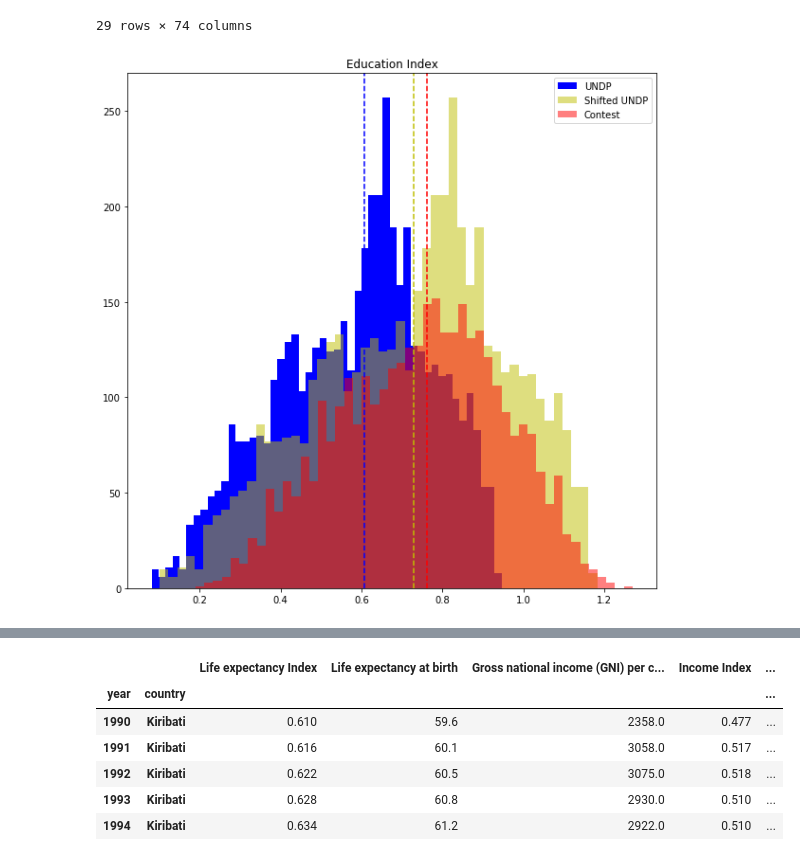
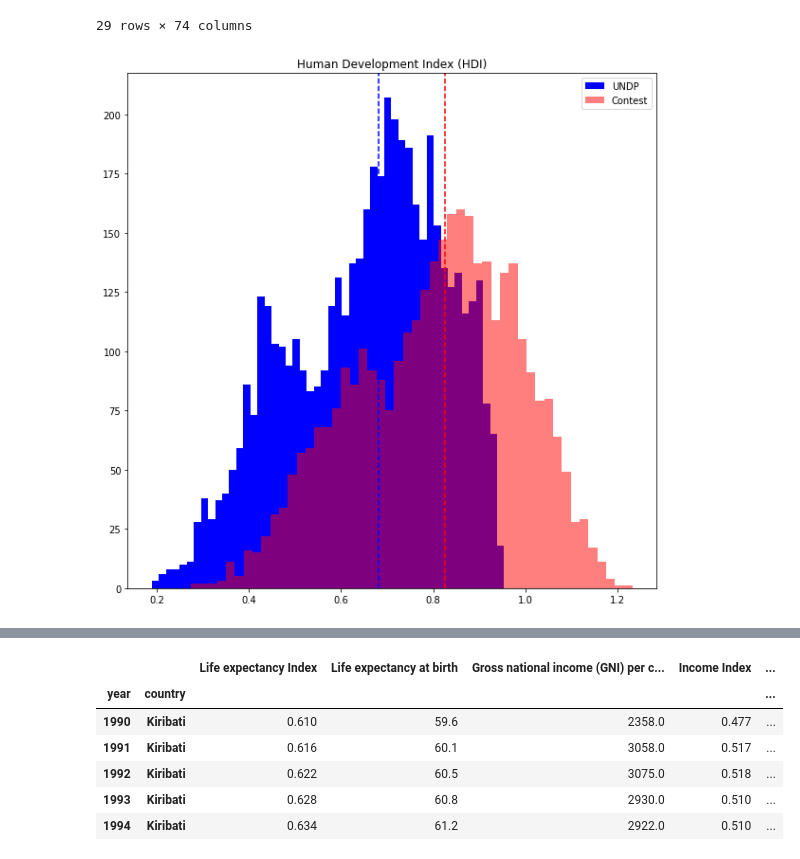
Before and after one commit to D1nay/prohack2020, a Jupyter notebook: Mapping countries to galaxies.ipynb, the cells around one changed output, grey strips where cells are left out. Saved outputs shown, nothing was run; the diff lists cells and outputs as text; code cells hidden in the pictures.

```diff
--- a/Mapping countries to galaxies.ipynb
+++ b/Mapping countries to galaxies.ipynb
@@ -533,21 +533,21 @@ undp_clean.loc[(slice(None), 'Kiribati'),]
 | 2018 | Kiribati | 0.740 | 68.1 | 3917.0 | 0.554 | ... |
 29 rows × 74 columns
 # %%
-i = 7
+i = 6
 plt.figure(figsize=(10,10))
 plt.hist(undp_clean.iloc[:, i], color='b', label='UNDP', bins=50)
 #plt.hist(undp_clean.iloc[:, i] + 0.2*undp_clean.iloc[:, i].median(), alpha=0.5, color='y', label='Shifted UNDP')
-plt.hist(1.25*undp_clean.iloc[:, i], alpha=0.5, color='y', label='Shifted UNDP', bins=50)
+#plt.hist(1.25*undp_clean.iloc[:, i], alpha=0.5, color='y', label='Shifted UNDP', bins=50)
 plt.hist(data_train_cl.iloc[:, i], color='r', alpha=0.5, label='Contest', bins=50)
 plt.axvline(x=undp_clean.iloc[:, i].median(), color='b', ls='--')
 plt.axvline(x=data_train_cl.iloc[:, i].median(), color='r', ls='--')
-plt.axvline(x=(undp_clean.iloc[:, i] + 0.2*undp_clean.iloc[:, i].median()).median(), color='y', ls='--')
+#plt.axvline(x=(undp_clean.iloc[:, i] + 0.2*undp_clean.iloc[:, i].median()).median(), color='y', ls='--')
 
 plt.title(undp_clean.columns[i])
 plt.legend()
 plt.show()
 # %% [output]
-[figure, old version]
+[figure, new version]
 # %%
 undp_clean.describe()
 # %% [output]
```
Also changed, not shown: 4 other files.
